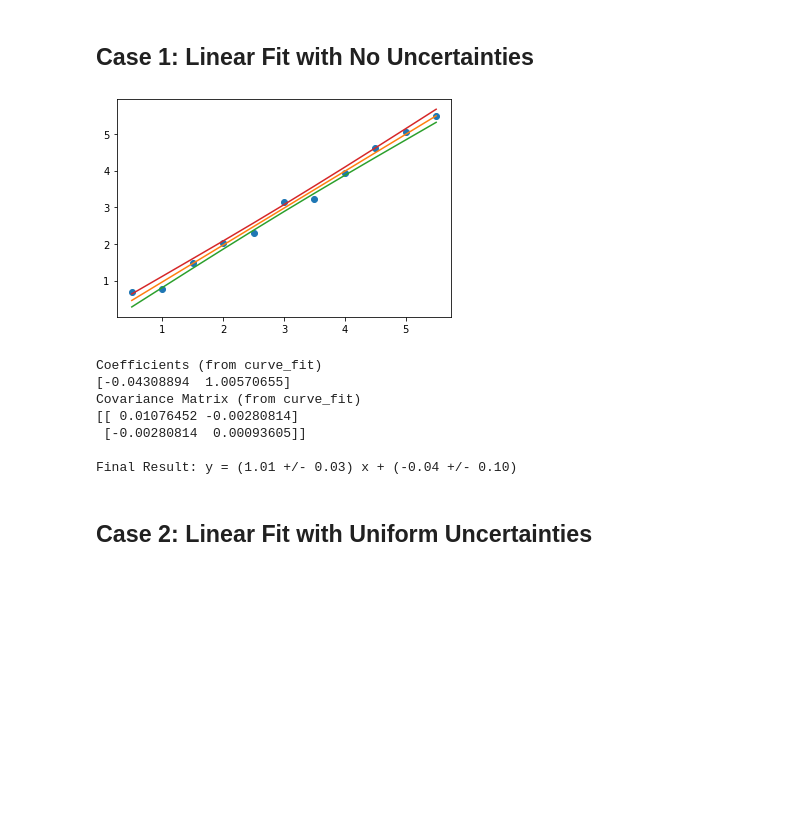
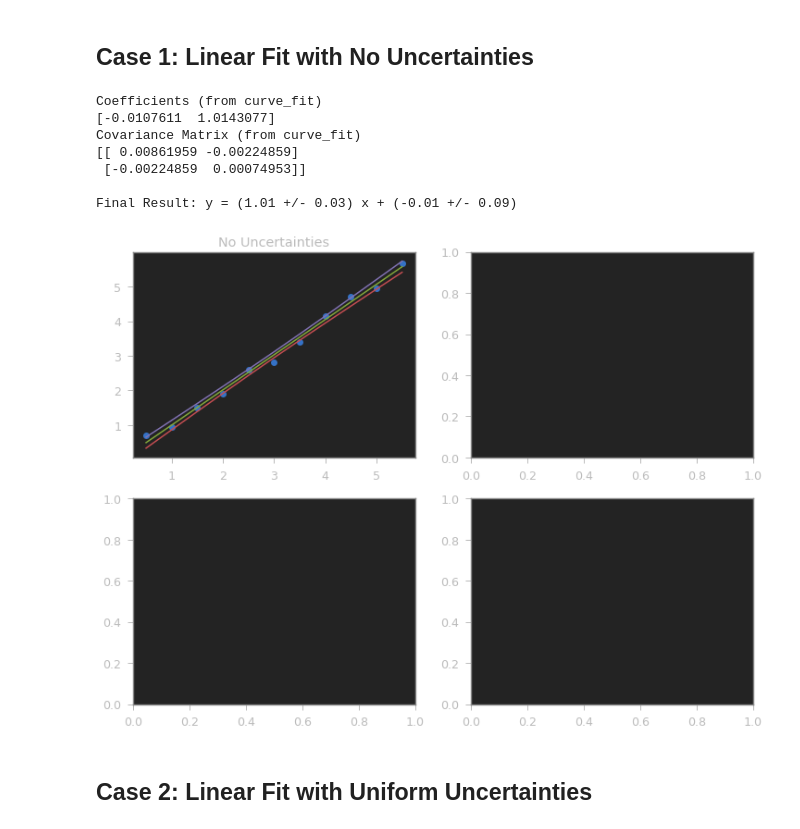
Before and after one commit to nmack21/PhysicsLabs, a Jupyter notebook: PHYS201L/JupyterNotebooks/FittingExamples.ipynb, the cells around one changed output. Saved outputs shown, nothing was run; the diff lists cells and outputs as text; code cells hidden in the pictures; blank space fills up the shorter version.

```diff
--- a/PHYS201L/JupyterNotebooks/FittingExamples.ipynb
+++ b/PHYS201L/JupyterNotebooks/FittingExamples.ipynb
@@ -51,0 +57,12 @@ plt.plot(xi,yi,'o')
+# %%
+plt.rcParams["figure.figsize"] = (12,9)
+
+
+figure, axis = plt.subplots(2, 2)
+plot1 = plt.subplot2grid((2, 2), (0, 0), rowspan=1, colspan=1)
+plot2 = plt.subplot2grid((2, 2), (0, 1), rowspan=1, colspan=1)
+plot3 = plt.subplot2grid((2, 2), (1, 0), rowspan=1, colspan=1)
+plot4 = plt.subplot2grid((2, 2), (1, 1), rowspan=1, colspan=1)
+
+plot1.plot(xi,yi,'o')
+plot1.set_title("No Uncertainties")
@@ -77,49 +97,49 @@ perr = np.sqrt(np.diag(pcov))
 #
 ps = np.random.multivariate_normal(popt,pcov,10000)
 ysample=np.asarray([fitfunction(xi,*pi) for pi in ps])
 lower = np.percentile(ysample,2.5,axis=0)
 upper = np.percentile(ysample,97.5,axis=0)
 middle = (lower+upper)/2.0
 
-plt.plot(xi,yi,'o')
-
-plt.plot(xi,middle)
-plt.plot(xi,lower)
-plt.plot(xi,upper)
-plt.show()
-
-
 # Finally print out the coefficients, covariance matrix, and final results!
 print("Coefficients (from curve_fit)")
 print (popt)
 print("Covariance Matrix (from curve_fit)")
 print (pcov)
 
 print()
 print ("Final Result: y = (%0.2f +/- %0.2f) x + (%0.2f +/- %0.2f)" % (popt[1],perr[1],popt[0],perr[0]))
 
 # Since we are going to be comparing the results of fitting different data sets, create
 # and stat to fill some arrays to hold the fit results - (slope +/- dslope), (yint +/ dyint)
 slope = []
 dslope = []
 yint = []
 dyint = []
 type = []
 
 slope.append(popt[1])
 dslope.append(perr[1])
 yint.append(popt[0])
 dyint.append(perr[0])
 type.append('None')
+
+plt.rcParams["figure.figsize"] = (12,9)
+
+plot1.plot(xi,middle)
+plot1.plot(xi,lower)
+plot1.plot(xi,upper)
+
+figure
 # %% [output]
+Coefficients (from curve_fit)
+[-0.0107611  1.0143077]
+Covariance Matrix (from curve_fit)
+[[ 0.00861959 -0.00224859]
+ [-0.00224859  0.00074953]]
+
+Final Result: y = (1.01 +/- 0.03) x + (-0.01 +/- 0.09)
-[figure, old version]
+[figure, new version]
-Coefficients (from curve_fit)
-[-0.04308894  1.00570655]
-Covariance Matrix (from curve_fit)
-[[ 0.01076452 -0.00280814]
- [-0.00280814  0.00093605]]
-
-Final Result: y = (1.01 +/- 0.03) x + (-0.04 +/- 0.10)
 # %% [markdown]
 ## Case 2:  Linear Fit with Uniform Uncertainties
 # %%
```
Also changed, not shown: parts of 20 cells of this notebook.
